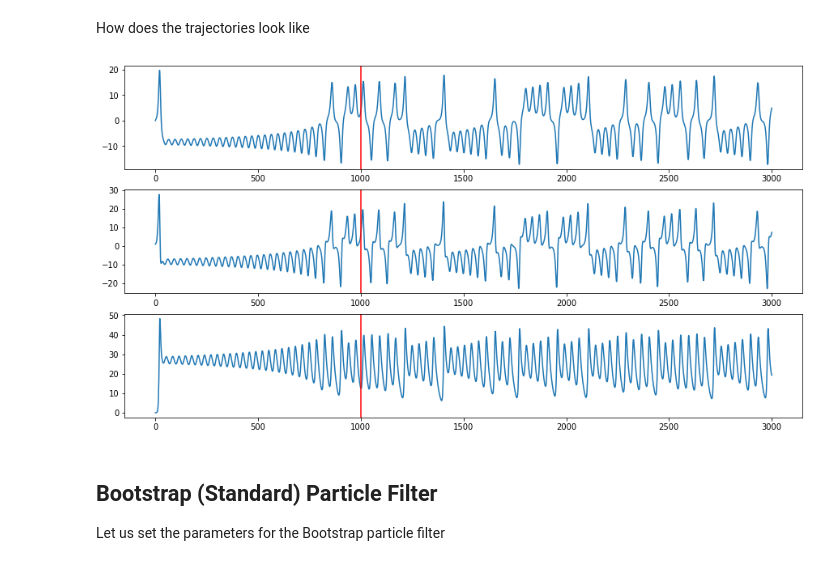
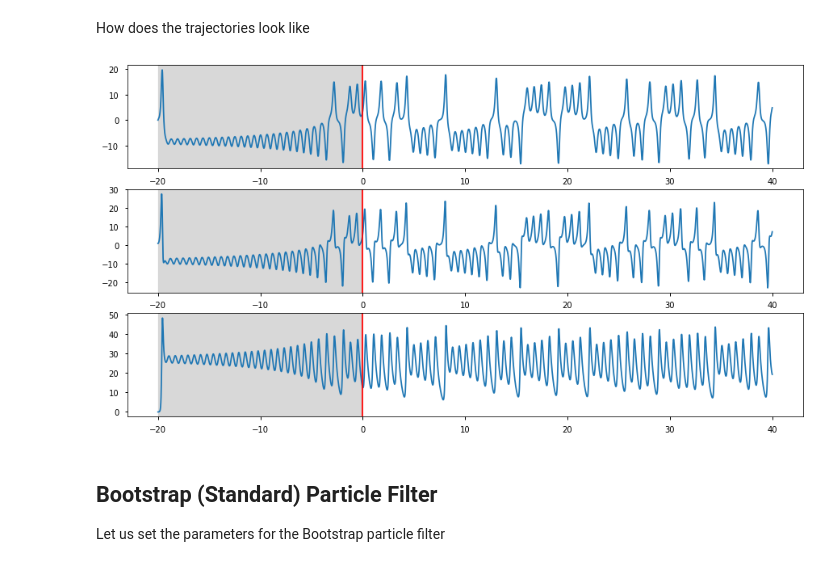
Before and after one commit to VTrappler/DA_sandbox, a Jupyter notebook: lorenz63_PF.ipynb, the cells around one changed output. Cells and saved outputs as stored; diff of their text form; code cells hidden in the pictures.

```diff
--- a/lorenz63_PF.ipynb
+++ b/lorenz63_PF.ipynb
@@ -5,8 +5,9 @@ First, the usual imports
 # %%
 import numpy as np
 import matplotlib.pyplot as plt
+plt.style.use("seaborn-notebook")
 from dynamicalsystems.lorenz63 import Lorenz63Model
-from DAmethod.particle_filter import BootstrapPF
+from DAmethod.standardPF import BootstrapPF
 from DAmethod.optimalparticlefilter import OptimalKPF
 %matplotlib inline
 # %% [markdown]
@@ -45,12 +44,15 @@ for i in range(2000):
 How does the trajectories look like
 # %%
 plt.figure(figsize=(15,8))
+plt.title(r"Trajectories of the Lorenz63 model")
 for i, traj in enumerate(truth.state_vector, 1):
     plt.subplot(3, 1, i)
-    plt.plot(traj)
-    plt.axvline(x=1000, color='red')
+    plt.plot(truth.t, traj)
+    plt.axvspan(-burn * dt, 0, color='grey', alpha=0.3)
+    plt.axvline(x=0, color='red')
+    # plt.xlim(left=0)
 # %% [output]
-[figure, old version]
+[figure, new version]
 # %% [markdown]
 ## Bootstrap (Standard) Particle Filter
 Let us set the parameters for the Bootstrap particle filter
```
Also changed, not shown: parts of 9 cells of this notebook, 13 other files.
